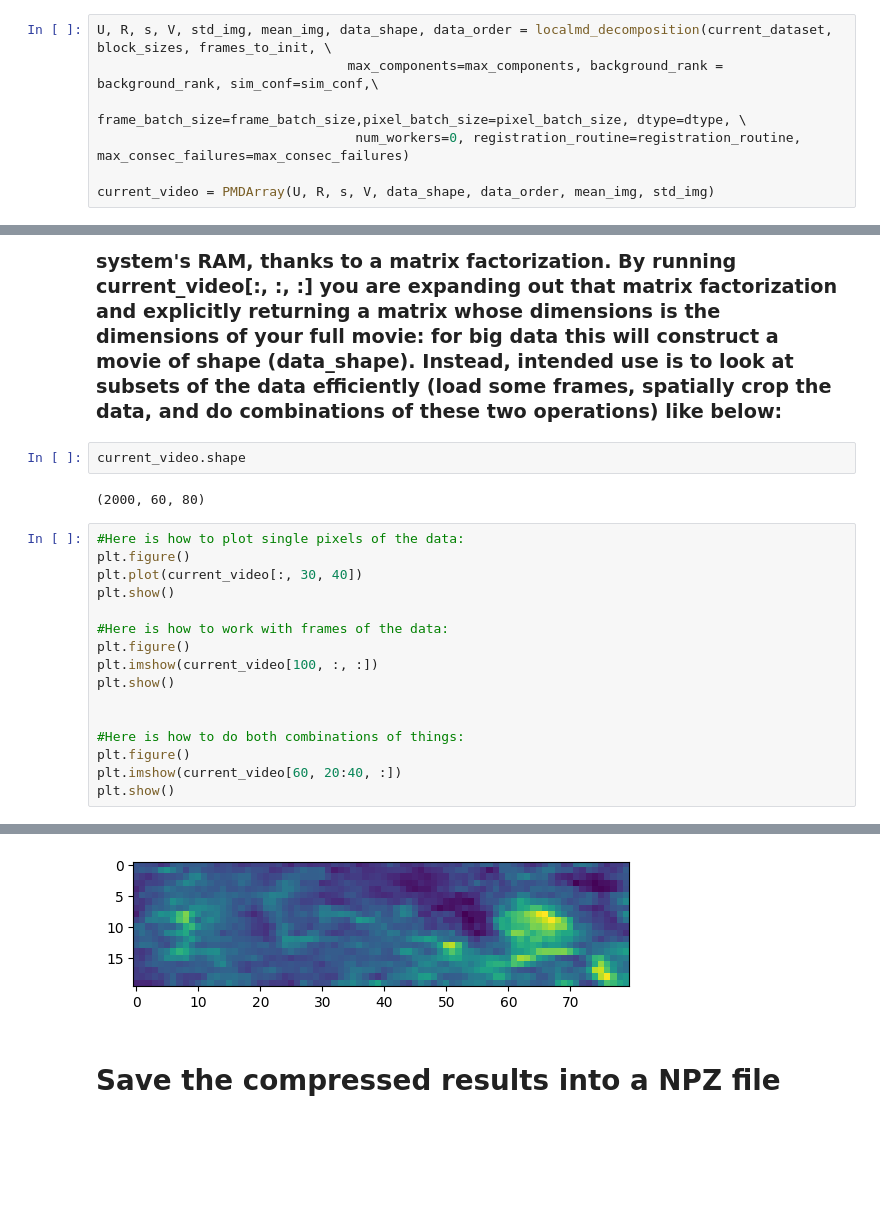
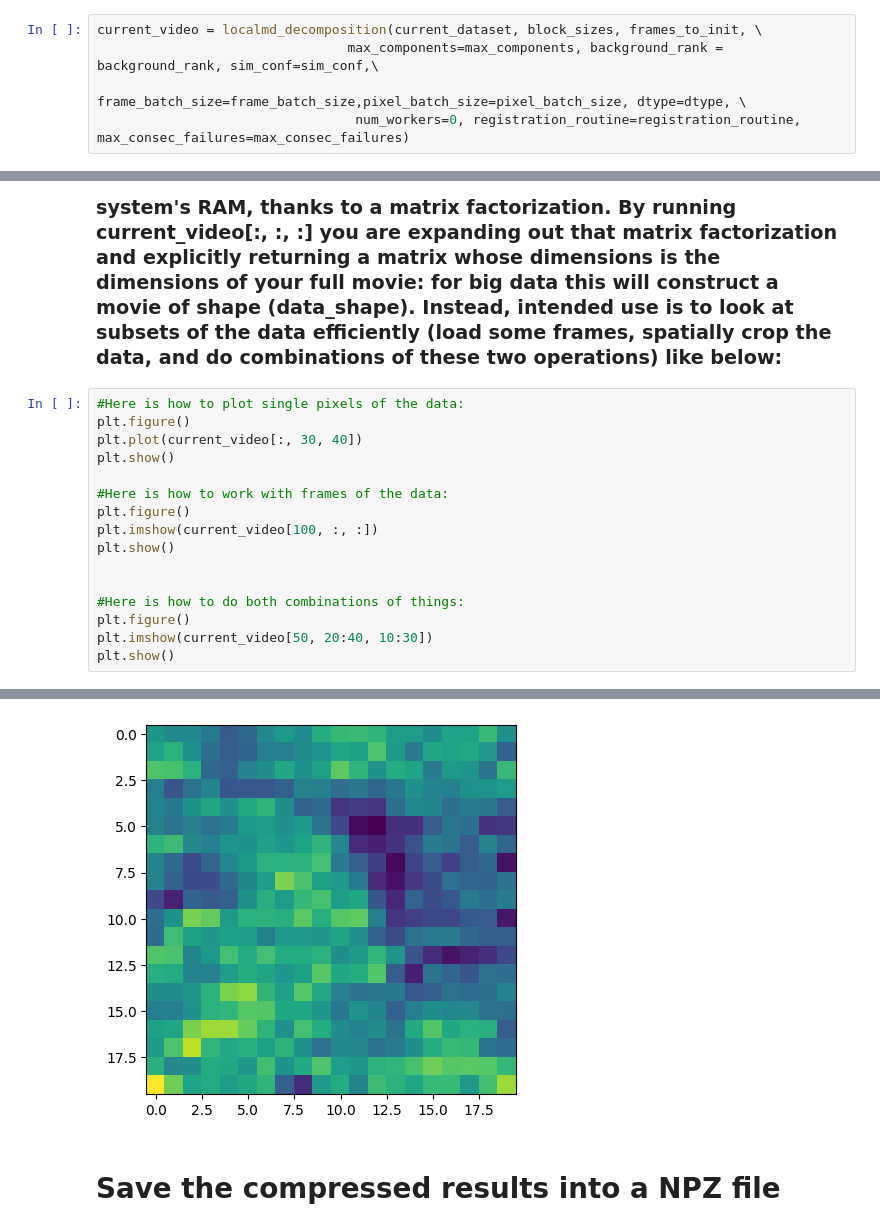
Before and after one commit to apasarkar/localmd, a Jupyter notebook: demos/official_demo.ipynb, the cells around one changed output, grey strips where cells are left out. Drawn from its saved outputs; the diff is of its cells as text; blank space fills up the shorter version.

Commit message:
Fixes indexing issues with pmdarray object, todo add lazy array support to dataloaders

```diff
--- a/demos/official_demo.ipynb
+++ b/demos/official_demo.ipynb
@@ -64,10 +67,8 @@ dtype="float32"
 # %% [markdown]
 # Run PMD
 # %%
-U, R, s, V, std_img, mean_img, data_shape, data_order = localmd_decomposition(current_dataset, block_sizes, frames_to_init, \
+current_video = localmd_decomposition(current_dataset, block_sizes, frames_to_init, \
                                 max_components=max_components, background_rank = background_rank, sim_conf=sim_conf,\
                                  frame_batch_size=frame_batch_size,pixel_batch_size=pixel_batch_size, dtype=dtype, \
                                  num_workers=0, registration_routine=registration_routine, max_consec_failures=max_consec_failures)
-
-current_video = PMDArray(U, R, s, V, data_shape, data_order, mean_img, std_img)
 # %% [output]
@@ -96,10 +96,6 @@ An NVIDIA GPU may be present on this machine, but a CUDA-enabled jaxlib is not i
 
 
 ### CAUTION: Doing something like current_video[:, :, :] will involve returning the full dataset. You'll notice PMD is a massively compressed representation of the data and can fit into your system's RAM, thanks to a matrix factorization. By running current_video[:, :, :] you are expanding out that matrix factorization and explicitly returning a matrix whose dimensions is the dimensions of your full movie: for big data this will construct a movie of shape (data_shape). Instead, intended use is to look at subsets of the data efficiently (load some frames, spatially crop the data, and do combinations of these two operations) like below:
-# %%
-current_video.shape
-# %% [output]
-(2000, 60, 80)
 # %%
 #Here is how to plot single pixels of the data:
 plt.figure()
@@ -114,6 +110,6 @@ plt.show()
 
 #Here is how to do both combinations of things:
 plt.figure()
-plt.imshow(current_video[60, 20:40, :])
+plt.imshow(current_video[50, 20:40, 10:30])
 plt.show()
 # %% [output]
@@ -122,4 +118,4 @@ plt.show()
-[figure, old version]
+[figure, new version]
 # %% [markdown]
 # Save the compressed results into a NPZ file
 # %%
```
Also changed, not shown: parts of 5 cells of this notebook.
